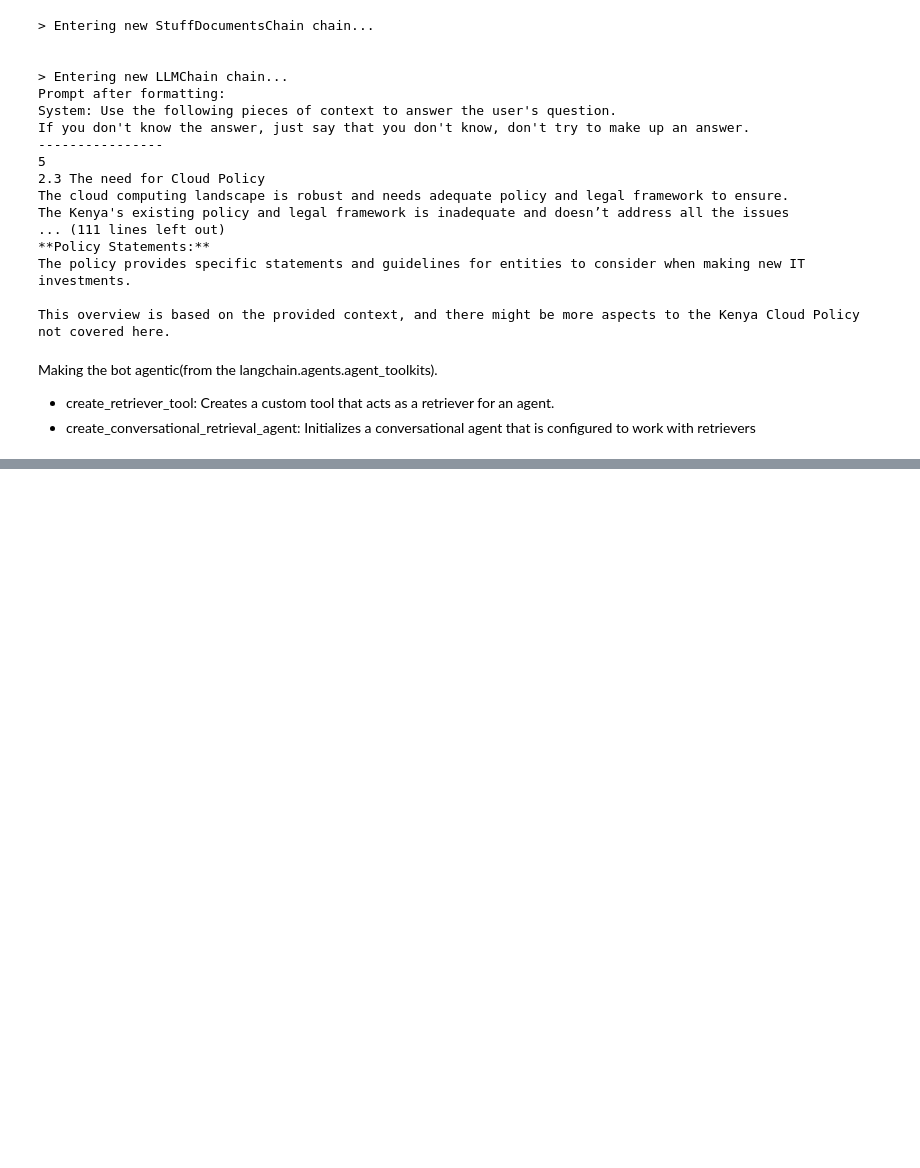
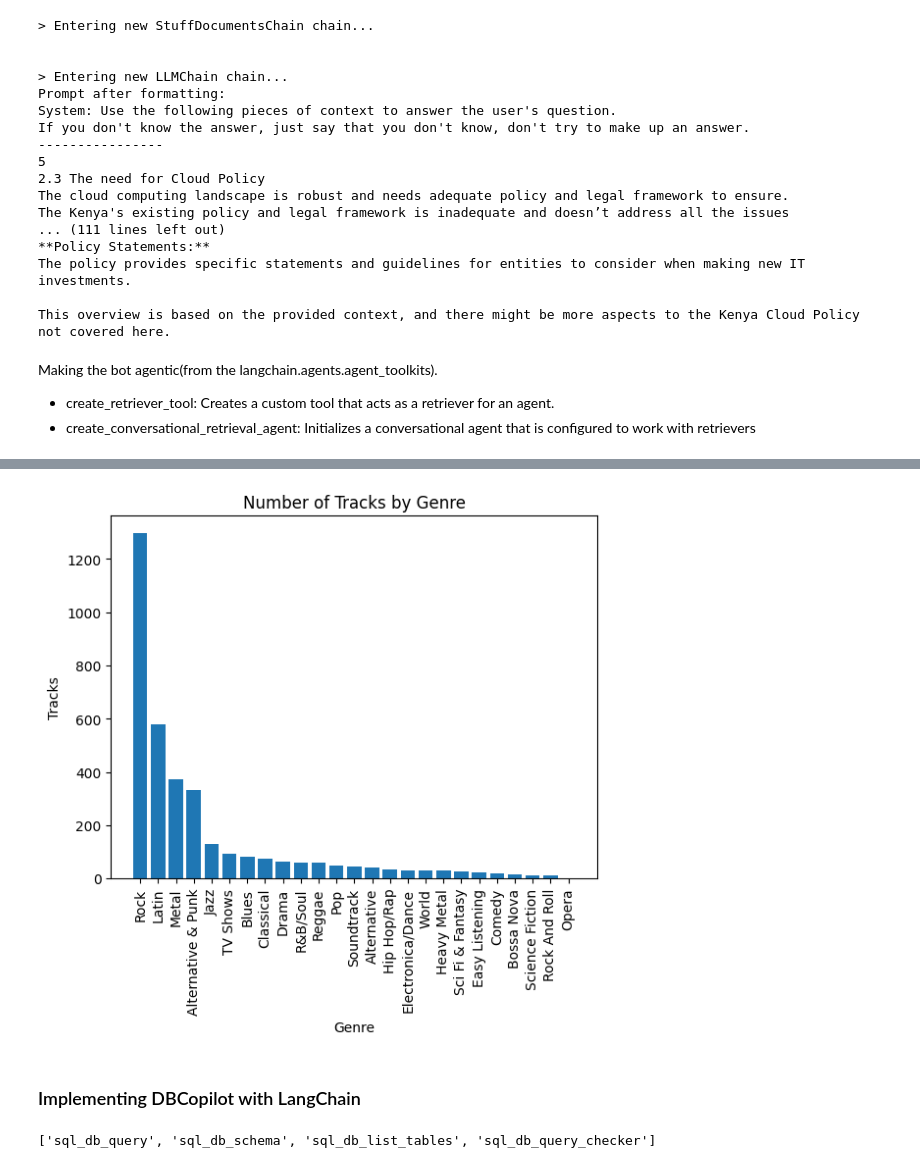
Before and after one commit to CLARION-isige/Building-LLM-Apps, a Jupyter notebook: building_LLM_apps.ipynb, the cells around one changed output, grey strips where cells are left out. Drawn from its saved outputs; the diff is of its cells as text; code cells hidden in the pictures; blank space fills up the shorter version.

Commit message:
With DBCopilot

```diff
--- a/building_LLM_apps.ipynb
+++ b/building_LLM_apps.ipynb
@@ -890,0 +898,15 @@ agent_executor({"input": "What is the Kenya Cloud Policy?"})
+# %%
+import sqlite3
+import pandas as pd
+
+## Creating a connection
+database = "data/chinook.db"
+
+conn = sqlite3.connect(database)
+
+## importing tables
+tables = pd.read_sql("""SELECT name, type
+                    FROM sqlite_master
+                    WHERE type IN ("table", "view"); """, conn)
+
+tables
@@ -890,0 +952,22 @@ agent_executor({"input": "What is the Kenya Cloud Policy?"})
+# %%
+import matplotlib.pyplot as plt
+
+sql = """
+SELECT g.Name AS Genre, COUNT(t.TrackId) AS Tracks
+FROM genres g
+JOIN tracks t on g.GenreId = t.GenreId
+GROUP BY Genre
+ORDER BY Tracks DESC;
+"""
+
+data = pd.read_sql(sql, conn)
+plt.bar(data.Genre, data.Tracks)
+plt.title("Number of Tracks by Genre")
+plt.xlabel("Genre")
+plt.ylabel("Tracks")
+plt.xticks(rotation=90)
+plt.show()
+# %% [output]
+[figure, added]
+# %% [markdown]
+### Implementing DBCopilot with LangChain
@@ -890,0 +999,5 @@ agent_executor({"input": "What is the Kenya Cloud Policy?"})
+# %%
+# inspect the available tools
+[tool.name for tool in toolkit.get_tools()]
+# %% [output]
+['sql_db_query', 'sql_db_schema', 'sql_db_list_tables', 'sql_db_query_checker']
```
Also changed, not shown: parts of 8 cells of this notebook, 1 other file.
